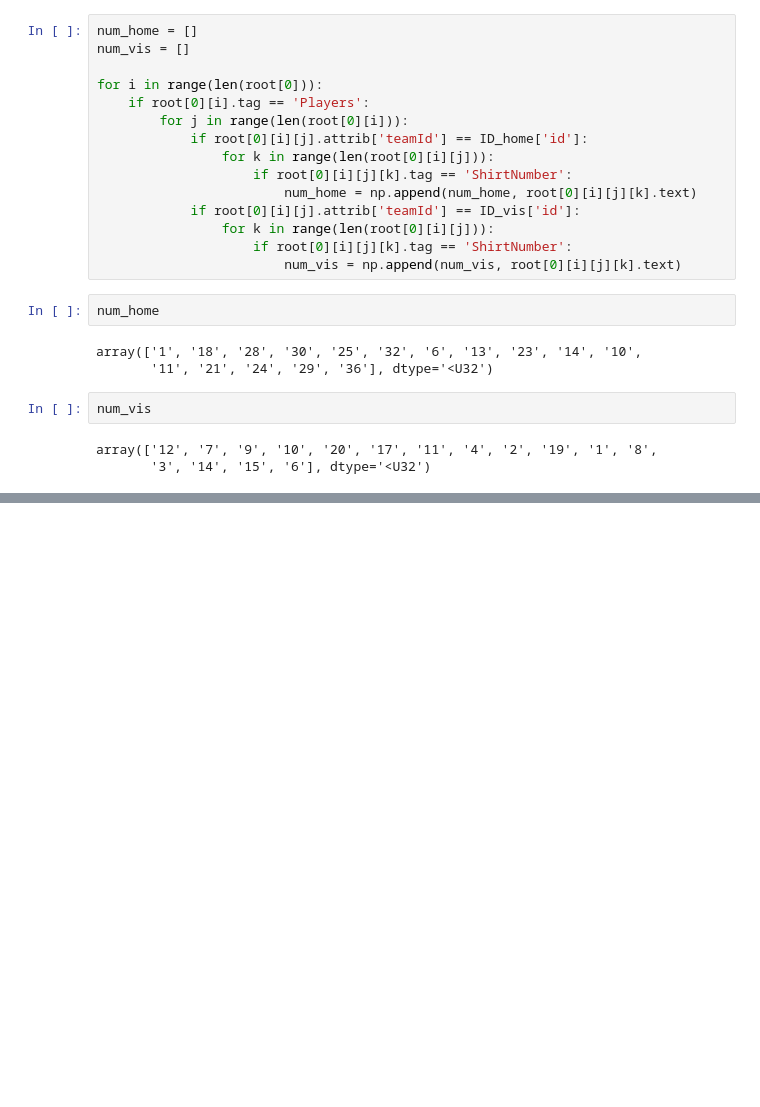
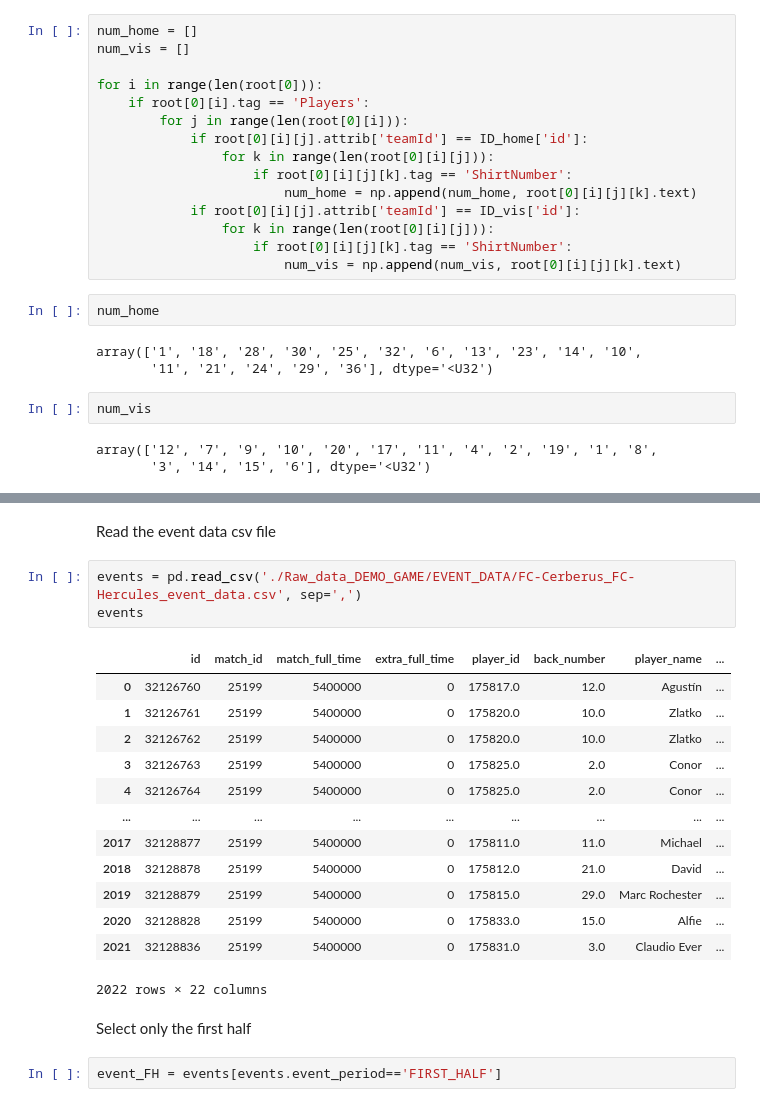
Before and after one commit to claireseceh/tracking-football, a Jupyter notebook: main.ipynb, the cells around one changed output, grey strips where cells are left out. Cells and saved outputs as stored; diff of their text form; blank space fills up the shorter version.

Commit message:
reading event data

```diff
--- a/main.ipynb
+++ b/main.ipynb
@@ -176,3 +159,26 @@ ax.axis('off')
 plt.show()
 # %% [output]
 [figure]
+# %% [markdown]
+Read the event data csv file
+# %%
+events = pd.read_csv('./Raw_data_DEMO_GAME/EVENT_DATA/FC-Cerberus_FC-Hercules_event_data.csv', sep=',')
+events
+# %% [output]
+|  | id | match_id | match_full_time | extra_full_time | player_id | back_number | player_name | ... |
+| 0 | 32126760 | 25199 | 5400000 | 0 | 175817.0 | 12.0 | Agustín | ... |
+| 1 | 32126761 | 25199 | 5400000 | 0 | 175820.0 | 10.0 | Zlatko | ... |
+| 2 | 32126762 | 25199 | 5400000 | 0 | 175820.0 | 10.0 | Zlatko | ... |
+| 3 | 32126763 | 25199 | 5400000 | 0 | 175825.0 | 2.0 | Conor | ... |
+| 4 | 32126764 | 25199 | 5400000 | 0 | 175825.0 | 2.0 | Conor | ... |
+| ... | ... | ... | ... | ... | ... | ... | ... | ... |
+| 2017 | 32128877 | 25199 | 5400000 | 0 | 175811.0 | 11.0 | Michael | ... |
+| 2018 | 32128878 | 25199 | 5400000 | 0 | 175812.0 | 21.0 | David | ... |
+| 2019 | 32128879 | 25199 | 5400000 | 0 | 175815.0 | 29.0 | Marc Rochester | ... |
+| 2020 | 32128828 | 25199 | 5400000 | 0 | 175833.0 | 15.0 | Alfie | ... |
+| 2021 | 32128836 | 25199 | 5400000 | 0 | 175831.0 | 3.0 | Claudio Ever | ... |
+2022 rows × 22 columns
+# %% [markdown]
+Select only the first half
+# %%
+event_FH = events[events.event_period=='FIRST_HALF']
```
Also changed, not shown: parts of 8 cells of this notebook.
